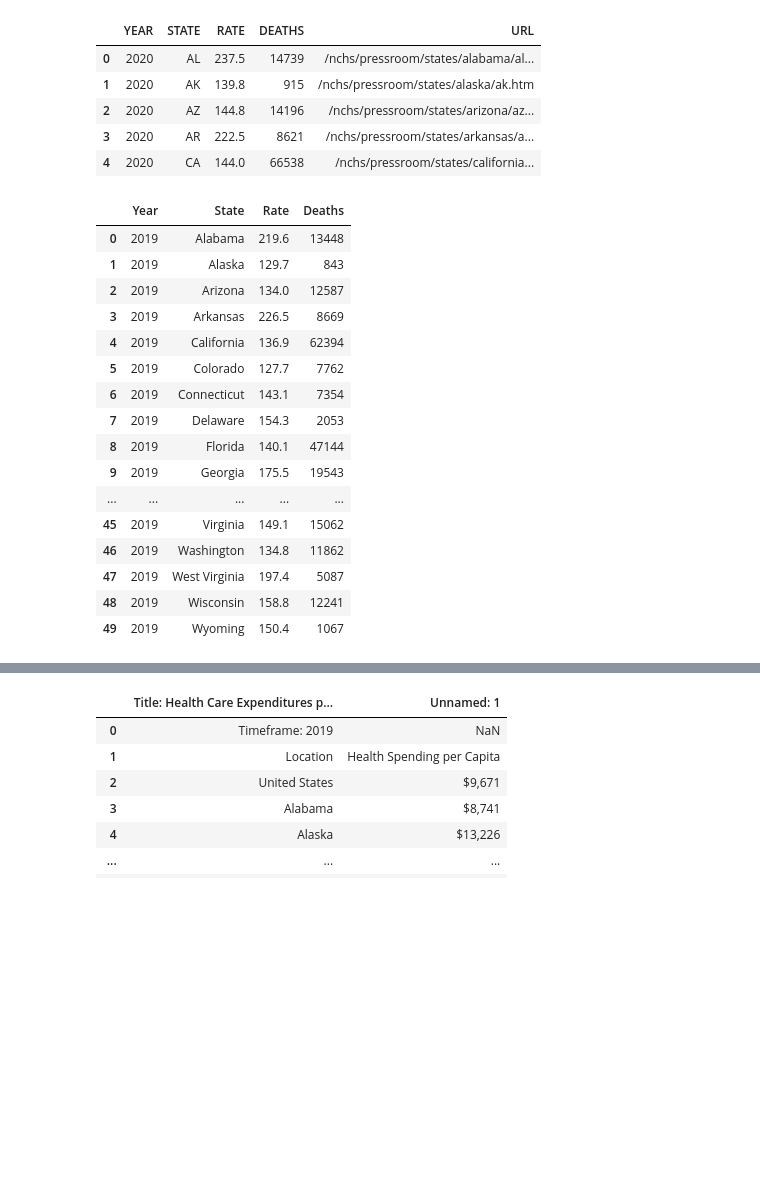
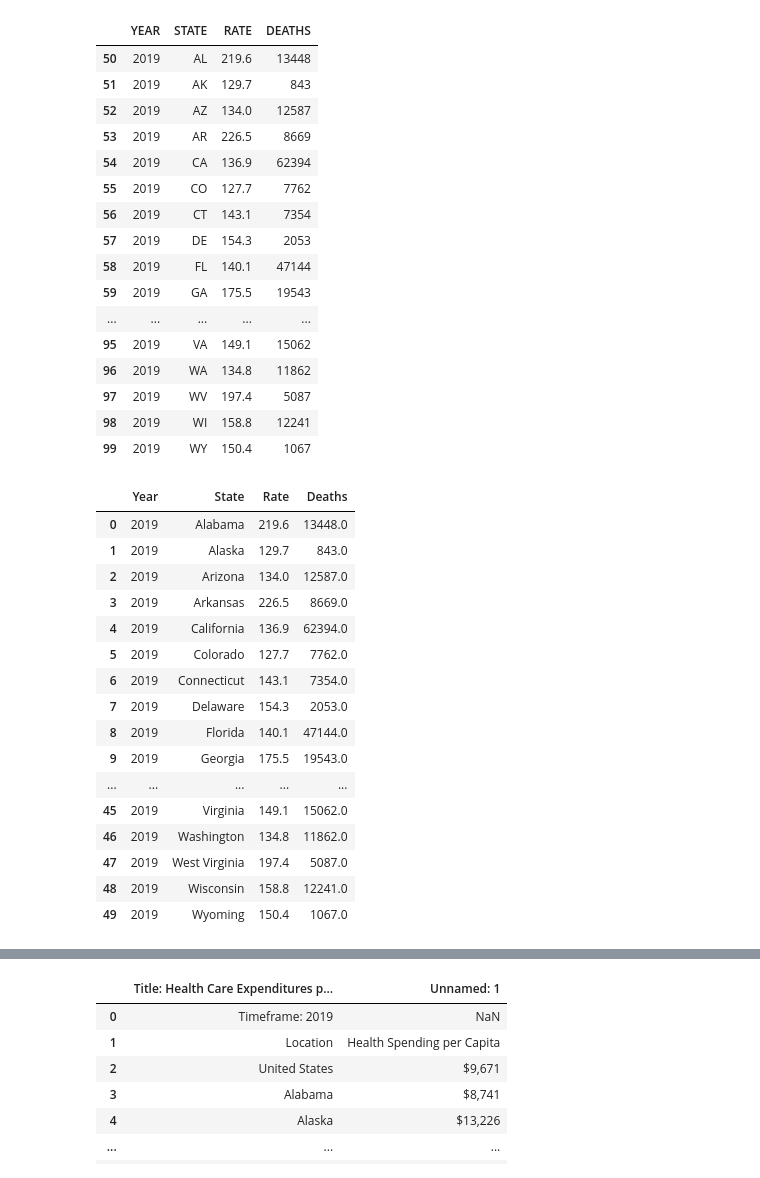
Before and after one commit to alejfxguti/Heart_Disease_Mortality_by_State, a Jupyter notebook: Hany not used datasets/project_1_group3.ipynb, the cells around one changed output, grey strips where cells are left out. Drawn from its saved outputs; the diff is of its cells as text; code cells hidden in the pictures; blank space fills up the shorter version.

```diff
--- a/Hany not used datasets/project_1_group3.ipynb
+++ b/Hany not used datasets/project_1_group3.ipynb
@@ -12,22 +12,33 @@ import json
 from scipy.stats import linregress
 # %%
 # Load the CSV Heart Disease Mortality by State into a Pandas DataFrame file
-mortality_df = pd.read_csv("Resources/Heart Disease Mortality by State data-table.csv")
+mortality1_df = pd.read_csv("Resources/Heart Disease Mortality by State data-table.csv")
 
 # Display sample raw data before cleaning
-mortality_df.head()
+mortality_df
 # %% [output]
-|  | YEAR | STATE | RATE | DEATHS | URL |
-| 0 | 2020 | AL | 237.5 | 14739 | /nchs/pressroom/states/alabama/al... |
-| 1 | 2020 | AK | 139.8 | 915 | /nchs/pressroom/states/alaska/ak.htm |
-| 2 | 2020 | AZ | 144.8 | 14196 | /nchs/pressroom/states/arizona/az... |
-| 3 | 2020 | AR | 222.5 | 8621 | /nchs/pressroom/states/arkansas/a... |
-| 4 | 2020 | CA | 144.0 | 66538 | /nchs/pressroom/states/california... |
+|  | YEAR | STATE | RATE | DEATHS |
+| 50 | 2019 | AL | 219.6 | 13448 |
+| 51 | 2019 | AK | 129.7 | 843 |
+| 52 | 2019 | AZ | 134.0 | 12587 |
+| 53 | 2019 | AR | 226.5 | 8669 |
+| 54 | 2019 | CA | 136.9 | 62394 |
+| 55 | 2019 | CO | 127.7 | 7762 |
+| 56 | 2019 | CT | 143.1 | 7354 |
+| 57 | 2019 | DE | 154.3 | 2053 |
+| 58 | 2019 | FL | 140.1 | 47144 |
+| 59 | 2019 | GA | 175.5 | 19543 |
+| ... | ... | ... | ... | ... |
+| 95 | 2019 | VA | 149.1 | 15062 |
+| 96 | 2019 | WA | 134.8 | 11862 |
+| 97 | 2019 | WV | 197.4 | 5087 |
+| 98 | 2019 | WI | 158.8 | 12241 |
+| 99 | 2019 | WY | 150.4 | 1067 |
 # %%
 ## Cleaning Heart Disease Mortality by State
 
 # Deleting URL column
-mortality_df = mortality_df.drop(['URL'], axis=1)
+#mortality_df = mortality_df.drop(['URL'], axis=1)
 
 # Filtering Year Column by looping thru YEAR column to get Year 2019 only
 year = [2019]
@@ -103,7 +114,7 @@ states = {
     "MP" : "Northern Mariana Islands",
     "PR" : "Puerto Rico",
     "UM" : "United States Minor Outlying Islands",
-    "VI" : "U.S. Virgin Islands",
+    "VI" : "U.S. Virgin Islands"
 }
 
 # Using .replace to replace State Abbreviation with State Name from the dictionary
@@ -112,26 +123,29 @@ heart_mortality_df['State'] = heart_mortality_df['State'].replace(states)
 # Reseting the index
 heart_mortality_df = heart_mortality_df.reset_index(drop=True)
 
+heart_mortality_df['Deaths'] = heart_mortality_df['Deaths'].astype(float)
+heart_mortality_df['Rate'] = heart_mortality_df['Rate'].astype(float)
+
 # Print the CLEAN data frame
 heart_mortality_df
 # %% [output]
 |  | Year | State | Rate | Deaths |
-| 0 | 2019 | Alabama | 219.6 | 13448 |
-| 1 | 2019 | Alaska | 129.7 | 843 |
-| 2 | 2019 | Arizona | 134.0 | 12587 |
-| 3 | 2019 | Arkansas | 226.5 | 8669 |
-| 4 | 2019 | California | 136.9 | 62394 |
-| 5 | 2019 | Colorado | 127.7 | 7762 |
-| 6 | 2019 | Connecticut | 143.1 | 7354 |
-| 7 | 2019 | Delaware | 154.3 | 2053 |
-| 8 | 2019 | Florida | 140.1 | 47144 |
-| 9 | 2019 | Georgia | 175.5 | 19543 |
+| 0 | 2019 | Alabama | 219.6 | 13448.0 |
+| 1 | 2019 | Alaska | 129.7 | 843.0 |
+| 2 | 2019 | Arizona | 134.0 | 12587.0 |
+| 3 | 2019 | Arkansas | 226.5 | 8669.0 |
+| 4 | 2019 | California | 136.9 | 62394.0 |
+| 5 | 2019 | Colorado | 127.7 | 7762.0 |
+| 6 | 2019 | Connecticut | 143.1 | 7354.0 |
+| 7 | 2019 | Delaware | 154.3 | 2053.0 |
+| 8 | 2019 | Florida | 140.1 | 47144.0 |
+| 9 | 2019 | Georgia | 175.5 | 19543.0 |
 | ... | ... | ... | ... | ... |
-| 45 | 2019 | Virginia | 149.1 | 15062 |
-| 46 | 2019 | Washington | 134.8 | 11862 |
-| 47 | 2019 | West Virginia | 197.4 | 5087 |
-| 48 | 2019 | Wisconsin | 158.8 | 12241 |
-| 49 | 2019 | Wyoming | 150.4 | 1067 |
+| 45 | 2019 | Virginia | 149.1 | 15062.0 |
+| 46 | 2019 | Washington | 134.8 | 11862.0 |
+| 47 | 2019 | West Virginia | 197.4 | 5087.0 |
+| 48 | 2019 | Wisconsin | 158.8 | 12241.0 |
+| 49 | 2019 | Wyoming | 150.4 | 1067.0 |
 # %%
 # Load the CSV Health Insurance Coverage of the Total Population file into a Pandas DataFrame
 insurance_coverage_df = pd.read_csv("Resources/Health Insurance Coverage of the Total Population Count.csv")
```
Also changed, not shown: parts of 12 cells of this notebook, 19 other files.
